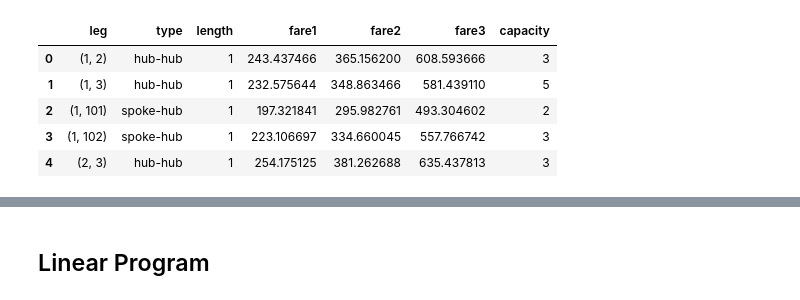
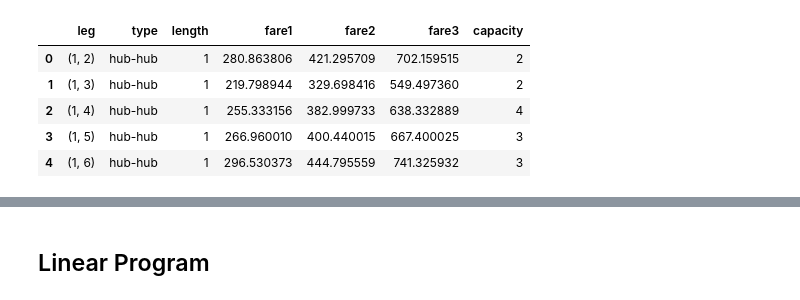
Before and after one commit to harrisonzzh/Research, a Jupyter notebook: Network Simulation.ipynb, the cells around one changed output, grey strips where cells are left out. Cells and saved outputs as stored; diff of their text form; code cells hidden in the pictures.

```diff
--- a/Network Simulation.ipynb
+++ b/Network Simulation.ipynb
@@ -10,24 +11,29 @@ import matplotlib.pyplot as plt
 %matplotlib inline
 warnings.filterwarnings('ignore')
 # %%
-num_of_hub = 3
-exp_spoke = 2
-num_of_spoke = np.random.normal(exp_spoke,1,num_of_hub)
-num_of_spoke = list(map(round, num_of_spoke))
-hub = list(range(1,num_of_hub+1))
+def draw_nw(num_of_hub, exp_spoke):
 
-nw = nx.Graph()
-nw.add_nodes_from(hub, label = "Hub")
-hub_edges = np.array(list(itr.combinations(hub,2)))
-nw.add_edges_from(hub_edges, label = "Hub_edges")
+    num_of_spoke = np.random.normal(exp_spoke,1,num_of_hub)
+    num_of_spoke = list(map(round, num_of_spoke))
+    hub = list(range(1,num_of_hub+1))
 
-for i, h in enumerate(hub):
-    num_of_s = int(num_of_spoke[i])
-    spokes = [(h*100 + a) for a in range(1,num_of_s+1)]
-    nw.add_nodes_from(spokes, label = "spokes of hub " + str(h) )
-    edge_to_hub = [(h, s) for s in spokes ]
-    nw.add_edges_from(edge_to_hub, label = "Spoke_edges" )
+    nw = nx.Graph()
+    nw.add_nodes_from(hub, label = "Hub")
+    hub_edges = np.array(list(itr.combinations(hub,2)))
+    nw.add_edges_from(hub_edges, label = "Hub_edges")
 
+
+    ##Assuming that customers cannot fly from a spoke to a spoke directly. They have to stop at a hub.
+
+    for i, h in enumerate(hub):
+        num_of_s = int(num_of_spoke[i])
+        spokes = [(h*100 + a) for a in range(1,num_of_s+1)]
+        nw.add_nodes_from(spokes, label = "spokes of hub " + str(h) )
+        edge_to_hub = [(h, s) for s in spokes ]
+        nw.add_edges_from(edge_to_hub, label = "Spoke_edges" )
+
+    return nw
+nw = draw_nw(6,2)
 plt.figure(figsize = (12,8))
 nx.draw_networkx(nw)
 plt.show()
@@ -129,5 +138,5 @@ sns.distplot(df_itin[df_itin.type == 'spoke-spoke'][df_itin.length == 3].fare1)
 # %%
-## df_itin['fare2'] = df_itin['fare1']*1.5
+df_itin['fare2'] = df_itin['fare1']*1.5
 df_itin['fare3'] = df_itin['fare1']*2.5
 
 df_fare = df_itin[['fare1', 'fare2', 'fare3']]
@@ -135,32 +151,33 @@ df_itin.head(5)
 # %%
 ## constructing leg-itinenary matrix
 itin_path = df_itin.itinenary
 
 df_leg = df_itin[df_itin.length == 1]
 df_leg.reset_index(drop = True, inplace = True)
 df_leg.rename(columns = {'itinenary': 'leg'}, inplace = True)
 
 leg_path = df_leg.leg
 
-cap_mean = 0.8
-cap_var = 0.2
+## Random capacity for each flight leg
+cap_mean = 0.9
+cap_var = 0.3
 
 def rand_cap(s):
     if s == 'hub-hub':
         return int(round(np.random.lognormal(cap_mean*1.15, cap_var*1.2)))
     else:
         return int(round(np.random.lognormal(cap_mean, cap_var)))
 
 df_leg['capacity'] = list(map(rand_cap, df_leg.type ))
 
 df_leg.head(5)
 # %% [output]
 |  | leg | type | length | fare1 | fare2 | fare3 | capacity |
-| 0 | (1, 2) | hub-hub | 1 | 243.437466 | 365.156200 | 608.593666 | 3 |
-| 1 | (1, 3) | hub-hub | 1 | 232.575644 | 348.863466 | 581.439110 | 5 |
-| 2 | (1, 101) | spoke-hub | 1 | 197.321841 | 295.982761 | 493.304602 | 2 |
-| 3 | (1, 102) | spoke-hub | 1 | 223.106697 | 334.660045 | 557.766742 | 3 |
-| 4 | (2, 3) | hub-hub | 1 | 254.175125 | 381.262688 | 635.437813 | 3 |
+| 0 | (1, 2) | hub-hub | 1 | 280.863806 | 421.295709 | 702.159515 | 2 |
+| 1 | (1, 3) | hub-hub | 1 | 219.798944 | 329.698416 | 549.497360 | 2 |
+| 2 | (1, 4) | hub-hub | 1 | 255.333156 | 382.999733 | 638.332889 | 4 |
+| 3 | (1, 5) | hub-hub | 1 | 266.960010 | 400.440015 | 667.400025 | 3 |
+| 4 | (1, 6) | hub-hub | 1 | 296.530373 | 444.795559 | 741.325932 | 3 |
 # %%
 test = itin_path[6]
 def leg_in_itin(itin, legs):
```
Also changed, not shown: parts of 17 cells of this notebook, 4 other files.
